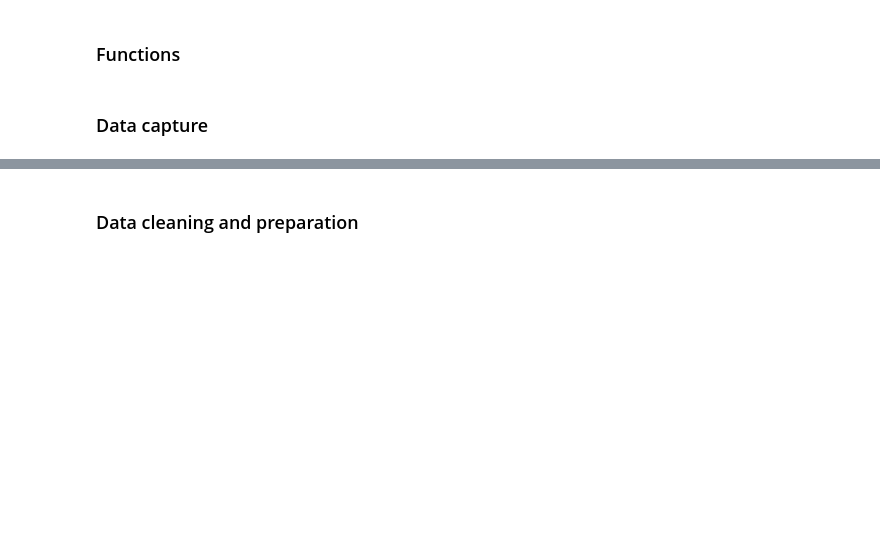
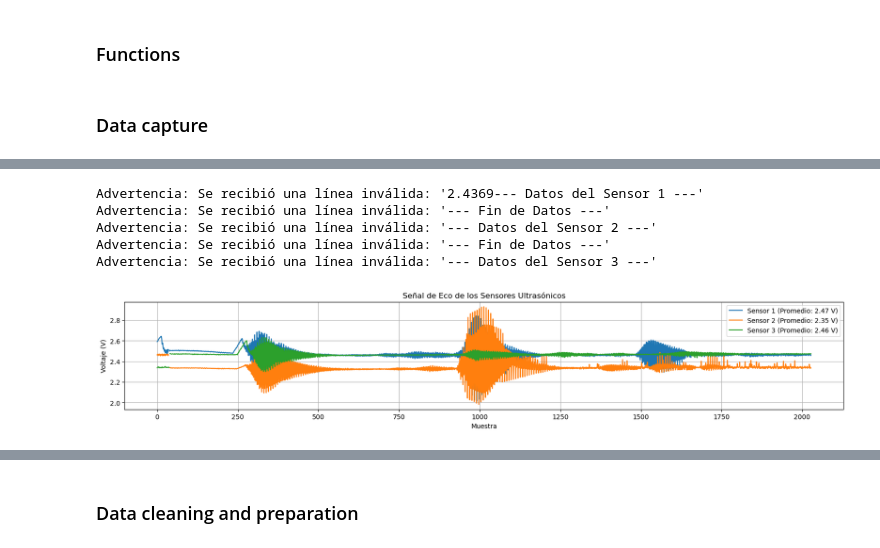
Before and after one commit to Juanpmartinez180/Data-Science-Projects, a Jupyter notebook: ultrasonic_radar/arduino/ultrasonic_sonar_debugg.ipynb, the cells around one changed output, grey strips where cells are left out. Saved outputs shown, nothing was run; the diff lists cells and outputs as text; code cells hidden in the pictures; blank space fills up the shorter version.

```diff
--- a/ultrasonic_radar/arduino/ultrasonic_sonar_debugg.ipynb
+++ b/ultrasonic_radar/arduino/ultrasonic_sonar_debugg.ipynb
@@ -48,0 +124,54 @@ def f1_m(y_true, y_pred):
+# %%
+### READING FROM 1 SENSOR
+### Define constants
+samples_to_capture = 1  # Number of samples to capture
+serial_length = 2048  # Length of the serial comm message
+n_sensors = 3  #  Number of sensors
+
+### Initiate serial port communications
+ser = serial.Serial('/dev/ttyACM0', baudrate=115200)
+ser.flushInput()
+
+### Clear data tensor
+received_data = np.zeros([samples_to_capture,  # Define tensor to store captured data
+                          n_sensors,
+                          serial_length])
+
+for i in range(samples_to_capture):
+    for j in range(n_sensors):
+        temp_data = []  # To store temporal data
+
+        for k in range(serial_length):
+            try:
+                line = ser.readline().decode('utf-8', errors='ignore').strip()
+                # 3. CONVERTIR: Intentar convertir la línea a un número flotante
+                voltage = float(line)
+                temp_data.append(voltage)
+            except (ValueError, IndexError):
+                # Si la línea está vacía o no es un número, la ignoramos y continuamos
+                print(f"Advertencia: Se recibió una línea inválida: '{line}'")
+                temp_data.append(np.nan) # Agregar un marcador de dato inválido
+        if len(temp_data) == SERIAL_LENGTH:
+            received_data[i, j, :] = temp_data
+        else:
+            print(f"Error: Se recibieron {len(temp_data)} muestras en lugar de {SERIAL_LENGTH} para el sensor {j+1}")
+
+ser.close()  # Close serial communiacations
+
+for j in range(N_SENSORS):
+    sensor_data = received_data[0,j,20:]
+    plt.plot(sensor_data, label=f'Sensor {j+1} (Promedio: {np.nanmean(sensor_data):.2f} V)')
+
+plt.title("Señal de Eco de los Sensores Ultrasónicos")
+plt.xlabel("Muestra")
+plt.ylabel("Voltaje (V)")
+plt.grid(True)
+plt.legend()
+plt.show()
+# %% [output]
+Advertencia: Se recibió una línea inválida: '2.4369--- Datos del Sensor 1 ---'
+Advertencia: Se recibió una línea inválida: '--- Fin de Datos ---'
+Advertencia: Se recibió una línea inválida: '--- Datos del Sensor 2 ---'
+Advertencia: Se recibió una línea inválida: '--- Fin de Datos ---'
+Advertencia: Se recibió una línea inválida: '--- Datos del Sensor 3 ---'
+[figure, added]
```
Also changed, not shown: parts of 4 cells of this notebook.
